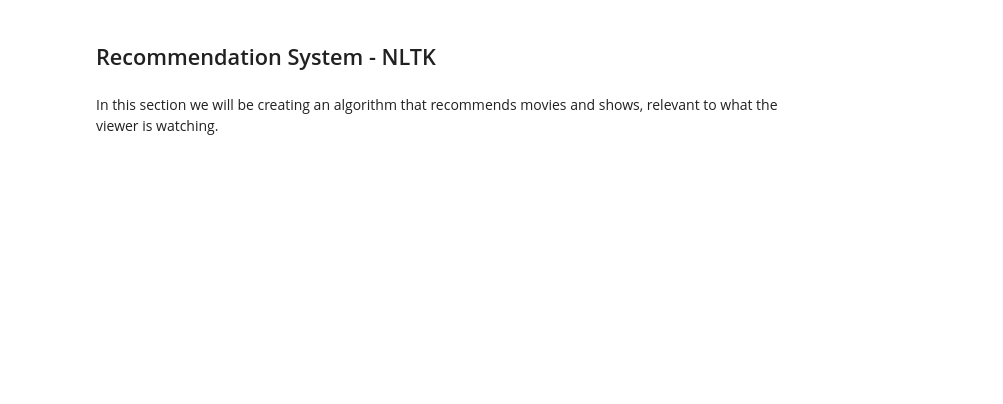
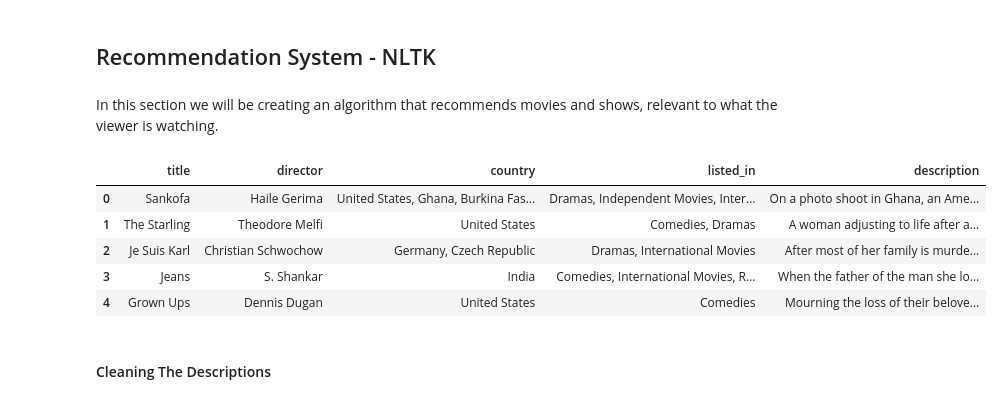
Before and after one commit to SunpreetSChahal/Netflix_EDA-ML, a Jupyter notebook: Netflix Data - EDA and ML Practice.ipynb, the cells around one changed output. Drawn from its saved outputs; the diff is of its cells as text; code cells hidden in the pictures; blank space fills up the shorter version.

```diff
--- a/Netflix Data - EDA and ML Practice.ipynb
+++ b/Netflix Data - EDA and ML Practice.ipynb
@@ -628,4 +660,14 @@ In this section we will be creating an algorithm that recommends movies and show
 # %%
 # Calling Movie & TV Show data
 ## We will only require some of the data here, so we'll slice it further
 movies_rec = movies[['title','director','country','listed_in', 'description']]
+movies_rec.head()
+# %% [output]
+|  | title | director | country | listed_in | description |
+| 0 | Sankofa | Haile Gerima | United States, Ghana, Burkina Fas... | Dramas, Independent Movies, Inter... | On a photo shoot in Ghana, an Ame... |
+| 1 | The Starling | Theodore Melfi | United States | Comedies, Dramas | A woman adjusting to life after a... |
+| 2 | Je Suis Karl | Christian Schwochow | Germany, Czech Republic | Dramas, International Movies | After most of her family is murde... |
+| 3 | Jeans | S. Shankar | India | Comedies, International Movies, R... | When the father of the man she lo... |
+| 4 | Grown Ups | Dennis Dugan | United States | Comedies | Mourning the loss of their belove... |
+# %% [markdown]
+#### Cleaning The Descriptions
```
Also changed, not shown: parts of 28 cells of this notebook.
